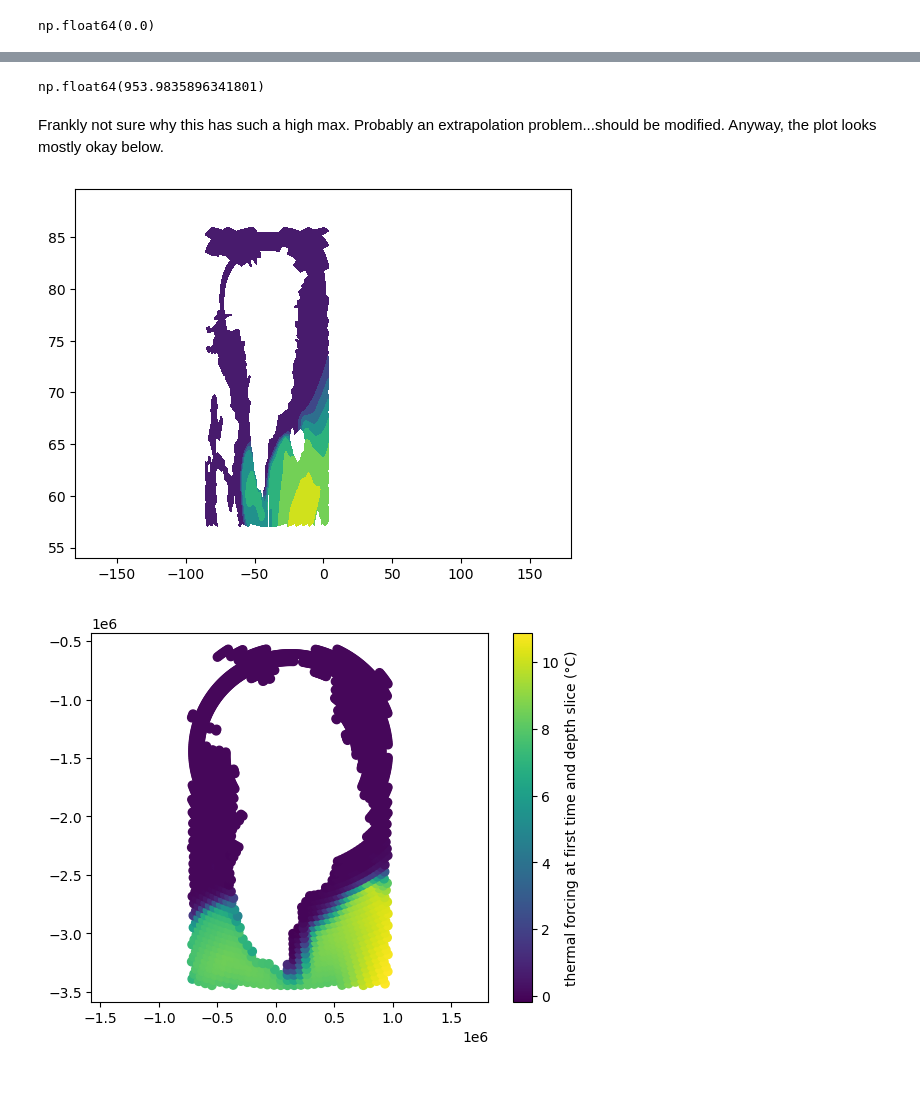
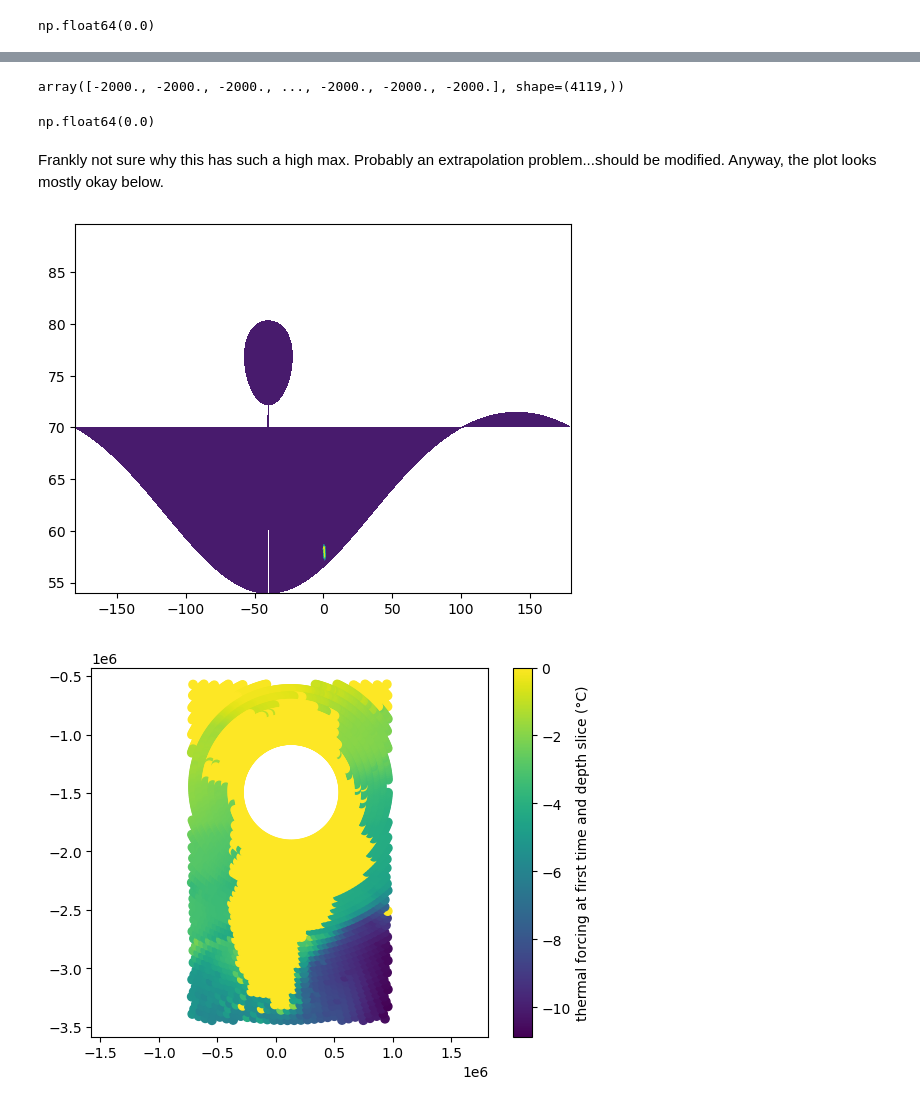
Before and after one commit to ehultee/gris-iceocean-process, a Jupyter notebook: Step3-To_ISMIP_Grid.ipynb, the cells around one changed output, grey strips where cells are left out. Cells and saved outputs as stored; diff of their text form; code cells hidden in the pictures.

```diff
--- a/Step3-To_ISMIP_Grid.ipynb
+++ b/Step3-To_ISMIP_Grid.ipynb
@@ -53,9 +52,18 @@ import xarray
 
 ## files
 SelModel = 'CESM2-WACCM' ## model label for input and output
-# model_file = '/Users/eultee/Library/CloudStorage/OneDrive-NASA/Data/gris-iceocean-outfiles/tfQDM-AllLevels-CESM-2025-04-11.nc'
+PressureAlreadyIncluded = True ## was the pressure effect accounted for in Step 1?
+
+DirSave = f'/Users/eultee/Library/CloudStorage/OneDrive-NASA/Data/gris-iceocean-outfiles/Summer25Test'
+
+
 model_path = '/Users/eultee/Library/CloudStorage/OneDrive-NASA/Data/gris-iceocean-outfiles/Summer25Test/'
-model_file = model_path+'tf-{}-185001-201412-20250707.nc'.format(SelModel)
+if PressureAlreadyIncluded:
+    model_path = model_path + 'Default_FullProcess/'
+    model_file = model_path + 'tfQDM-AllLevels-{}-1850_2014-IncludingPressure-2025-07-30.nc'.format(SelModel)
+else:
+    model_path = model_path + 'FP_in_Step3/'
+    model_file = model_path + 'tfQDM-AllLevels-{}-1850_2014-NoPressure-2025-07-30.nc'.format(SelModel)
 
 ds_model = xr.open_dataset(model_file, decode_times='timeDim')
 
@@ -94,10 +111,11 @@ Attributes:
 # cmip model coordinates
 lat_model = nc.Dataset(model_file).variables['lat'][:].filled(np.nan)
 lon_model_raw = nc.Dataset(model_file).variables['lon'][:].filled(np.nan)
-z_model = (nc.Dataset(model_file).variables['lev'][:].filled(np.nan))*0.01 ## correct units in cm in CESM2-WACCM
+z_model = (nc.Dataset(model_file).variables['depth'][:].filled(np.nan)) ## QDM processed file should have depth in m
 t_model = nc.Dataset(model_file).variables['time'][:].filled(np.nan)
 
 lon_model = np.mod((lon_model_raw+180), 360) -180 ## put back on -180 to 180 axis
+# lon_model = lon_model_raw
 # lon_grid, lat_grid = np.meshgrid(lon_model, lat_model) ## necessary if 1D arrays
 
 
@@ -122,7 +160,8 @@ np.float64(0.0)
 ## we can tell from the read-in above that TF_model from EN4 has dimensions (depth, lat, lon, time)
 ## change to ## depth, time, lat, lon as the code is expecting
 
-## for CESM2-WACCM, it is (time, depth, lat, lon)
+## for CESM2-WACCM raw, it is (time, depth, lat, lon)
+## for CESM2-WACCM QDM-corrected, it is (depth, nlat, nlon, time)
 
 # crop CMIP output to area of interest around Greenland
 xlims = [np.min(x), np.max(x)]
@@ -135,7 +174,7 @@ y_model = y_model[inds]
 
 ## make a filled version of the masked array for interpolation and shuffling
 TF_mod_filled = np.ma.filled(TF_model, fill_value=np.nan) ## filter out fill value
-TF_shuffled = np.transpose(TF_mod_filled, axes=[1, 0, 2, 3])
+TF_shuffled = np.transpose(TF_mod_filled, axes=[0, 3, 1, 2])
 TF_nop_model_orig_crop = TF_shuffled.reshape(TF_shuffled.shape[0], ## depth
                                           TF_shuffled.shape[1], ## time?
                                           TF_shuffled.shape[2]*TF_shuffled.shape[3])[:,:,inds] ## should be x*y
@@ -145,7 +184,10 @@ TF_nop_model_orig_crop = np.ma.masked_greater(TF_nop_model_orig_crop, 1.1e10)
 interp_TF = interp1d(z_model, TF_nop_model_orig_crop, axis=0, bounds_error=False, fill_value='extrapolate')
 ## note which axis is depth/z. Donald's default had axis=1, but checking the shape of TF_model
 ## showed that it had depth as its zeroth axis. Consistent with TF_shuffled order above
-TF_nop_model = interp_TF(z)
+
+## make z increase downwards -- consistent with CESM2-WACCM convention
+z_inc_down = -1*z
+TF_nop_model = interp_TF(z_inc_down)
 
 # get max depth at which each cmip point has a thermal forcing value
 depth_model = np.full(x_model.shape, np.nan)
@@ -158,28 +200,33 @@ for i in range(len(x_model)):
     else:
         first_nan = np.argmax(np.isnan(tf))
         depth_model[i] = z[first_nan-1]
+# %%
+depth_model
+# %% [output]
+array([-2000., -2000., -2000., ..., -2000., -2000., -2000.], shape=(4119,))
 # %%
-np.nanmax(TF_nop_model)
+np.nanmin(TF_nop_model_orig_crop)
 # %% [output]
-np.float64(953.9835896341801)
+np.float64(0.0)
 # %% [markdown]
 Frankly not sure why this has such a high max.  Probably an extrapolation problem...should be modified.  Anyway, the plot looks mostly okay below.
 # %%
 ## plots to check things make sense
 
 fig, ax = plt.subplots()
-ax.contourf(lon_model, lat_model, TF_model[0,0, :,:])
+# ax.contourf(lon_model, lat_model, TF_model[0,0, :,:]) ## for raw
+ax.contourf(lon_model, lat_model, TF_model[0,:,:,0]) ## for QDM-processed
 plt.show()
 
 plt.scatter(x_model, y_model, c=TF_nop_model[0,0,:])
 plt.colorbar(label='thermal forcing at first time and depth slice (°C)')
 plt.axis('equal')
 plt.show()
 
 plt.scatter(x_model, y_model, c=depth_model)
 plt.colorbar(label='max depth of non-NaN data in CMIP model (m)')
 plt.axis('equal')
 plt.show()
 # %% [output]
-[figure, old version]
+[figure, new version]
-[figure, old version]
+[figure, new version]
```
Also changed, not shown: parts of 11 cells of this notebook.
